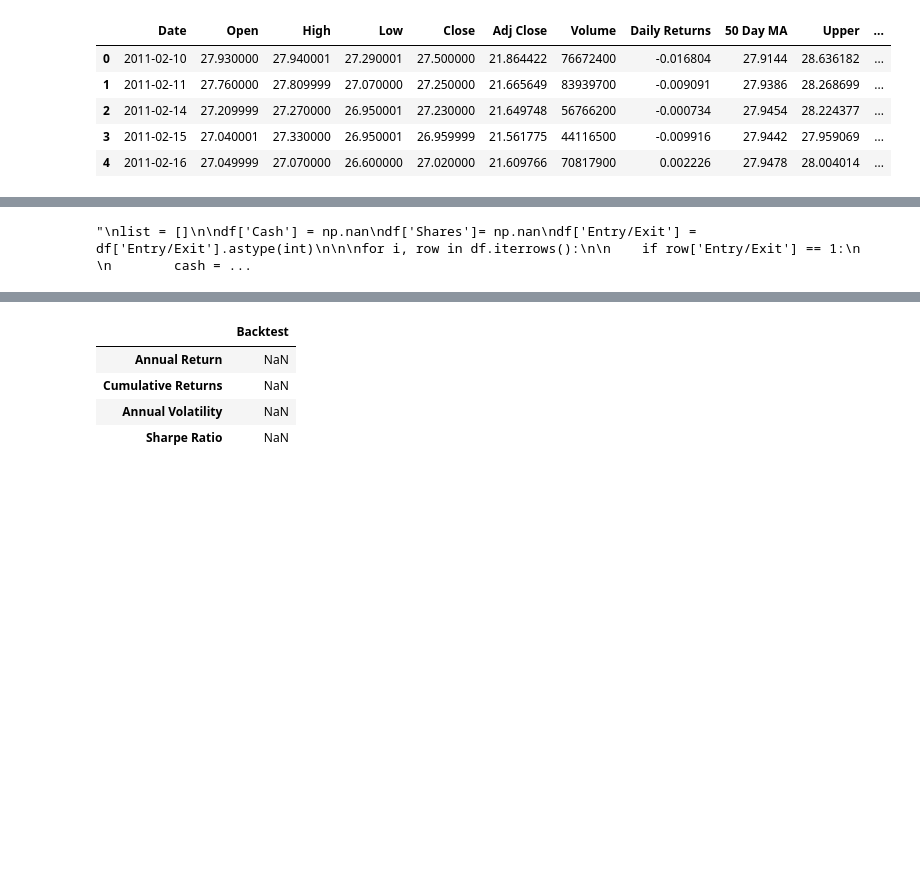
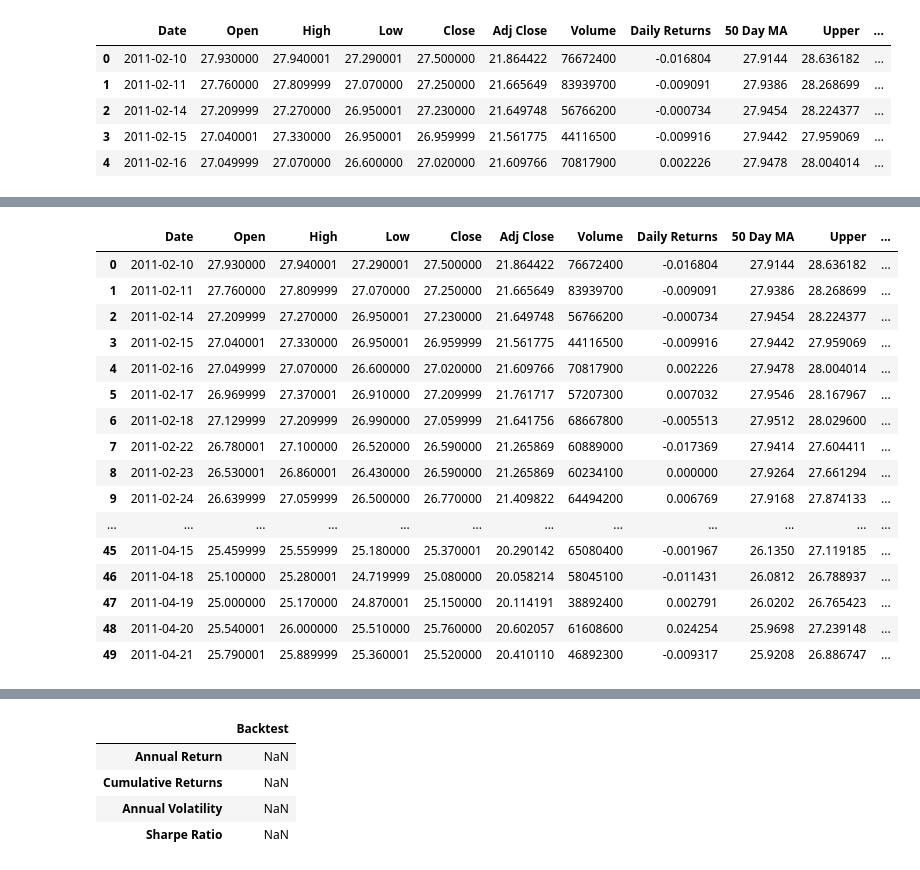
Before and after one commit to khao2393/machine-learning-project, a Jupyter notebook: Backtesting.ipynb, the cells around one changed output, grey strips where cells are left out. Cells and saved outputs as stored; diff of their text form; code cells hidden in the pictures; blank space fills up the shorter version.

```diff
--- a/Backtesting.ipynb
+++ b/Backtesting.ipynb
@@ -80,80 +77,46 @@ entry_exit_plot.opts(xaxis=None)
 # %%
 # Set initial capital
 initial_capital = float(100000)
 
 # Set the share size
 share_size = initial_capital / df['Close']
 
 # Portfolio Holding shares
 df['Portfolio Holdings'] = share_size
 
 # Subtract the initial capital by the portfolio holdings to get the amount of liquid cash in the portfolio
 df['Portfolio Cash'] = (df['Portfolio Holdings']* df['Close']) - initial_capital
 
 # Get the total portfolio value by adding the cash amount by the portfolio holdings (or investments)
 df['Portfolio Total'] = df['Portfolio Cash'] + (df['Portfolio Holdings']*  df['Close'])
 
 # Calculate the portfolio daily returns
 df['Portfolio Daily Returns'] = df['Portfolio Total'].pct_change()
 
 # Calculate the cumulative returns
 df['Portfolio Cumulative Returns'] = (1 + df['Portfolio Daily Returns']).cumprod() - 1
 
 
 # Print the DataFrame
 df.head(50)
-'''
-list = []
-
-df['Cash'] = np.nan
-df['Shares']= np.nan
-df['Entry/Exit'] = df['Entry/Exit'].astype(int)
-
-
-for i, row in df.iterrows():
-
-    if row['Entry/Exit'] == 1:
-
-        cash = 0.0
-        shares = float(1000000) / row['Close']
-        list.append(row['Close'])
-        df.at[i, 'Shares'] = shares
-        df.at[i, 'Cash'] = cash
-    break
-
-
-for i, row in islice(df.iterrows(), 1, None):
-
-    if row['Entry/Exit'] == 1:
-
-        list.append(row['Close'])
-        shares = cash / row['Close']
-        df.at[i, 'Shares'] = shares
-
-        cash = 0.0
-        df.at[i, 'Cash'] = cash
-
-    elif row['Entry/Exit'] == -1:
-
-        cash = (row['Close'] * shares) - (list[-1] * shares)
-        df.at[i, 'Cash'] = cash
-        shares = 0.0
-        df.at[i, 'Shares'] = shares
-
-
-    elif row['Entry/Exit'] == 0:
-
-        df.at[i, 'Shares'] = shares
-        df.at[i, 'Cash'] = cash
-
-
-
-df.head(60)
-
-#df.to_csv('MSFT2_df.csv', index = True)
-'''
 # %% [output]
-"\nlist = []\n\ndf['Cash'] = np.nan\ndf['Shares']= np.nan\ndf['Entry/Exit'] = df['Entry/Exit'].astype(int)\n\n\nfor i, row in df.iterrows():\n\n    if row['Entry/Exit'] == 1:\n        \n        cash = ...
+|  | Date | Open | High | Low | Close | Adj Close | Volume | Daily Returns | 50 Day MA | Upper | ... |
+| 0 | 2011-02-10 | 27.930000 | 27.940001 | 27.290001 | 27.500000 | 21.864422 | 76672400 | -0.016804 | 27.9144 | 28.636182 | ... |
+| 1 | 2011-02-11 | 27.760000 | 27.809999 | 27.070000 | 27.250000 | 21.665649 | 83939700 | -0.009091 | 27.9386 | 28.268699 | ... |
+| 2 | 2011-02-14 | 27.209999 | 27.270000 | 26.950001 | 27.230000 | 21.649748 | 56766200 | -0.000734 | 27.9454 | 28.224377 | ... |
+| 3 | 2011-02-15 | 27.040001 | 27.330000 | 26.950001 | 26.959999 | 21.561775 | 44116500 | -0.009916 | 27.9442 | 27.959069 | ... |
+| 4 | 2011-02-16 | 27.049999 | 27.070000 | 26.600000 | 27.020000 | 21.609766 | 70817900 | 0.002226 | 27.9478 | 28.004014 | ... |
+| 5 | 2011-02-17 | 26.969999 | 27.370001 | 26.910000 | 27.209999 | 21.761717 | 57207300 | 0.007032 | 27.9546 | 28.167967 | ... |
+| 6 | 2011-02-18 | 27.129999 | 27.209999 | 26.990000 | 27.059999 | 21.641756 | 68667800 | -0.005513 | 27.9512 | 28.029600 | ... |
+| 7 | 2011-02-22 | 26.780001 | 27.100000 | 26.520000 | 26.590000 | 21.265869 | 60889000 | -0.017369 | 27.9414 | 27.604411 | ... |
+| 8 | 2011-02-23 | 26.530001 | 26.860001 | 26.430000 | 26.590000 | 21.265869 | 60234100 | 0.000000 | 27.9264 | 27.661294 | ... |
+| 9 | 2011-02-24 | 26.639999 | 27.059999 | 26.500000 | 26.770000 | 21.409822 | 64494200 | 0.006769 | 27.9168 | 27.874133 | ... |
+| ... | ... | ... | ... | ... | ... | ... | ... | ... | ... | ... | ... |
+| 45 | 2011-04-15 | 25.459999 | 25.559999 | 25.180000 | 25.370001 | 20.290142 | 65080400 | -0.001967 | 26.1350 | 27.119185 | ... |
+| 46 | 2011-04-18 | 25.100000 | 25.280001 | 24.719999 | 25.080000 | 20.058214 | 58045100 | -0.011431 | 26.0812 | 26.788937 | ... |
+| 47 | 2011-04-19 | 25.000000 | 25.170000 | 24.870001 | 25.150000 | 20.114191 | 38892400 | 0.002791 | 26.0202 | 26.765423 | ... |
+| 48 | 2011-04-20 | 25.540001 | 26.000000 | 25.510000 | 25.760000 | 20.602057 | 61608600 | 0.024254 | 25.9698 | 27.239148 | ... |
+| 49 | 2011-04-21 | 25.790001 | 25.889999 | 25.360001 | 25.520000 | 20.410110 | 46892300 | -0.009317 | 25.9208 | 26.886747 | ... |
 # %%
 # Visualize exit position relative to total portfolio value
 exit = df[df['Entry/Exit'] == -1.0]['Portfolio Total'].hvplot.scatter(
```
Also changed, not shown: parts of 3 cells of this notebook.
